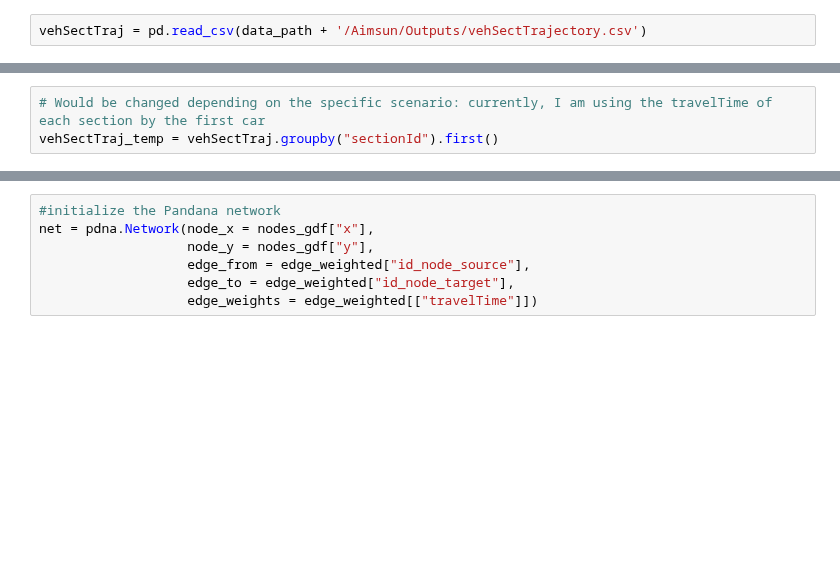
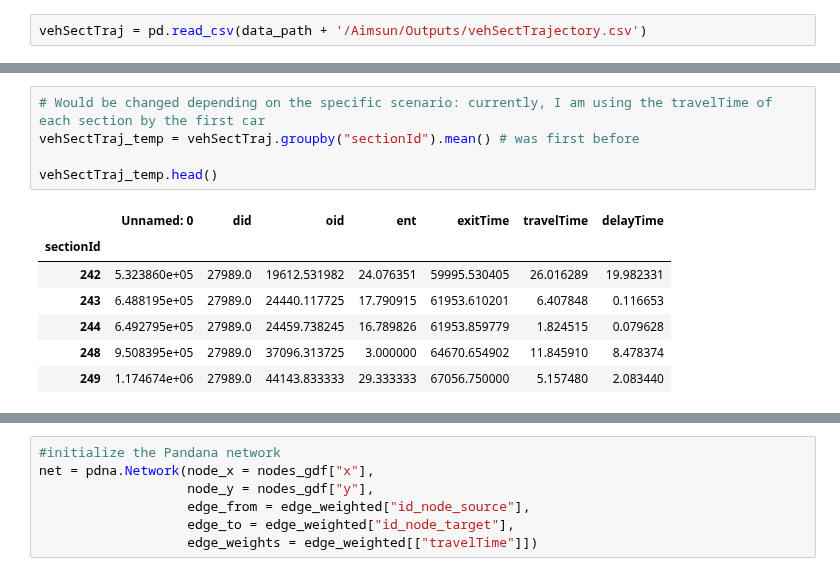
Before and after one commit to Fremont-project/data-processing, a Jupyter notebook: pipeline/aimsun-data-analysis/KPI calculation pipeline.ipynb, the cells around one changed output, grey strips where cells are left out. Saved outputs shown, nothing was run; the diff lists cells and outputs as text; blank space fills up the shorter version.

```diff
--- a/pipeline/aimsun-data-analysis/KPI calculation pipeline.ipynb
+++ b/pipeline/aimsun-data-analysis/KPI calculation pipeline.ipynb
@@ -304,6 +261,16 @@ vehSectTraj.head()
 # %%
 # Would be changed depending on the specific scenario: currently, I am using the travelTime of each section by the first car
-vehSectTraj_temp = vehSectTraj.groupby("sectionId").first()
+vehSectTraj_temp = vehSectTraj.groupby("sectionId").mean() # was first before
+
+vehSectTraj_temp.head()
+# %% [output]
+|  | Unnamed: 0 | did | oid | ent | exitTime | travelTime | delayTime |
+| sectionId |  |  |  |  |  |  |  |
+| 242 | 5.323860e+05 | 27989.0 | 19612.531982 | 24.076351 | 59995.530405 | 26.016289 | 19.982331 |
+| 243 | 6.488195e+05 | 27989.0 | 24440.117725 | 17.790915 | 61953.610201 | 6.407848 | 0.116653 |
+| 244 | 6.492795e+05 | 27989.0 | 24459.738245 | 16.789826 | 61953.859779 | 1.824515 | 0.079628 |
+| 248 | 9.508395e+05 | 27989.0 | 37096.313725 | 3.000000 | 64670.654902 | 11.845910 | 8.478374 |
+| 249 | 1.174674e+06 | 27989.0 | 44143.833333 | 29.333333 | 67056.750000 | 5.157480 | 2.083440 |
 # %%
 edge_weighted = pd.merge(edges_topo,
                            vehSectTraj_temp,
```
Also changed, not shown: parts of 75 cells of this notebook.
